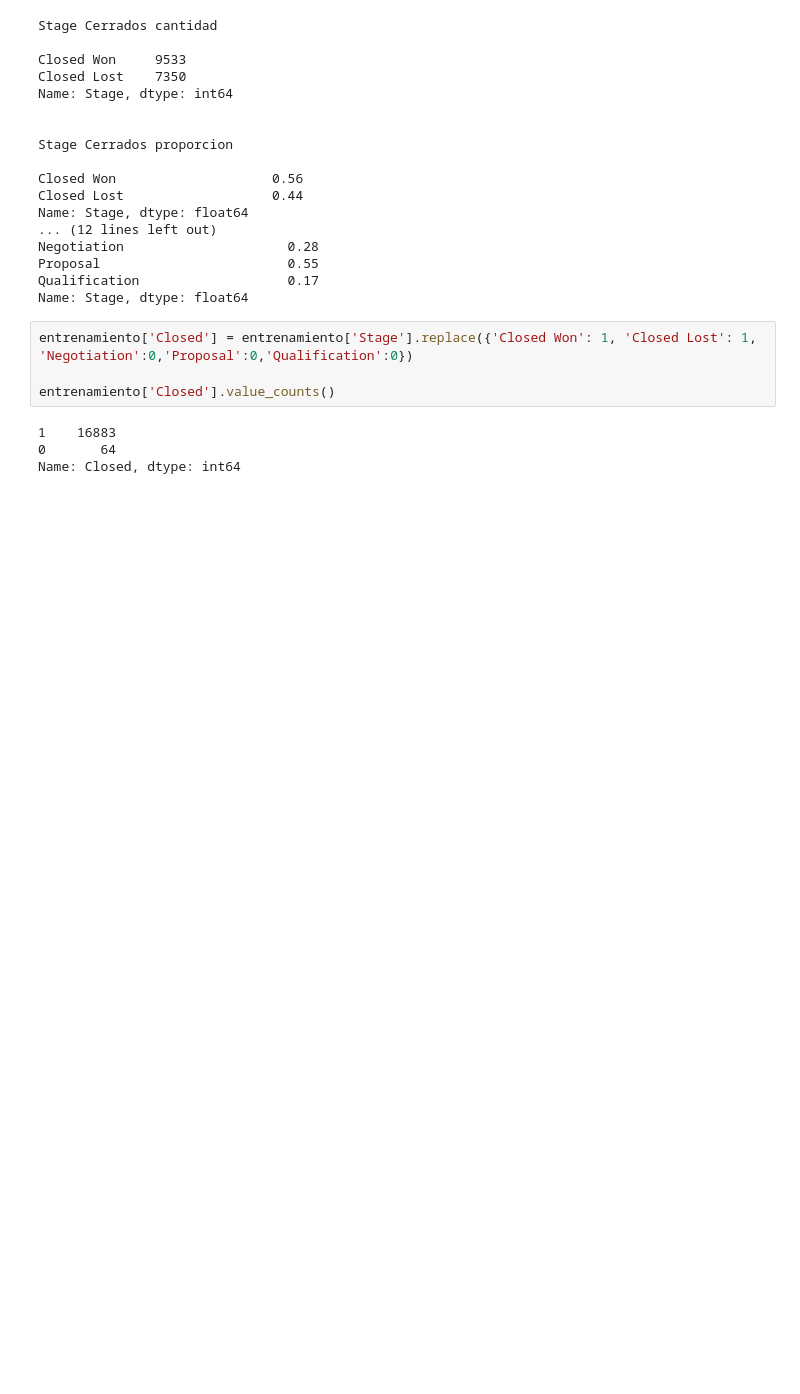
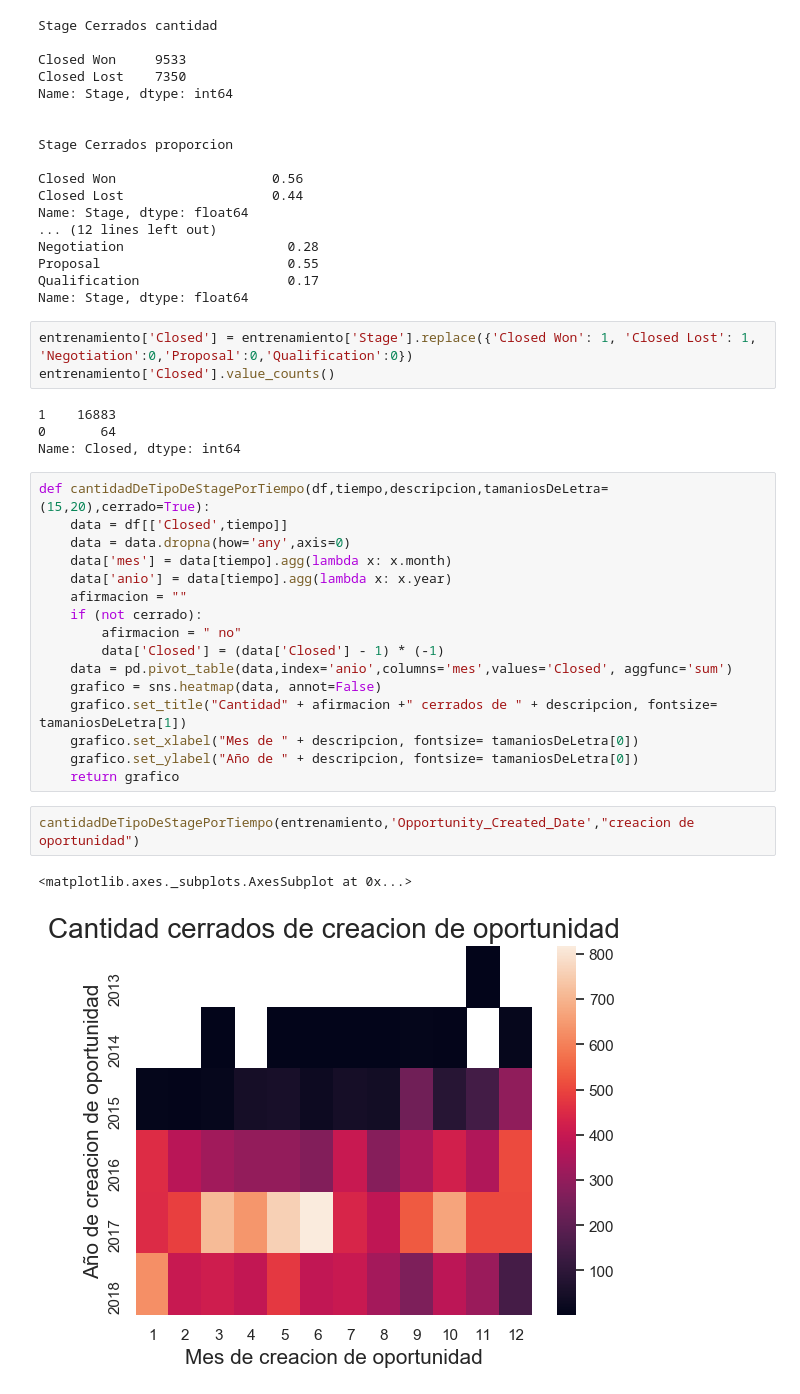
Before and after one commit to GIBelletti/TP1-datos, a Jupyter notebook: TP1.ipynb, the cells around one changed output. Saved outputs shown, nothing was run; the diff lists cells and outputs as text; blank space fills up the shorter version.

```diff
--- a/TP1.ipynb
+++ b/TP1.ipynb
@@ -131,9 +168,29 @@ Qualification                   0.17
 Name: Stage, dtype: float64
 # %%
 entrenamiento['Closed'] = entrenamiento['Stage'].replace({'Closed Won': 1, 'Closed Lost': 1, 'Negotiation':0,'Proposal':0,'Qualification':0})
-
 entrenamiento['Closed'].value_counts()
 # %% [output]
 1    16883
 0       64
 Name: Closed, dtype: int64
+# %%
+def cantidadDeTipoDeStagePorTiempo(df,tiempo,descripcion,tamaniosDeLetra=(15,20),cerrado=True):
+    data = df[['Closed',tiempo]]
+    data = data.dropna(how='any',axis=0)
+    data['mes'] = data[tiempo].agg(lambda x: x.month)
+    data['anio'] = data[tiempo].agg(lambda x: x.year)
+    afirmacion = ""
+    if (not cerrado):
+        afirmacion = " no"
+        data['Closed'] = (data['Closed'] - 1) * (-1)
+    data = pd.pivot_table(data,index='anio',columns='mes',values='Closed', aggfunc='sum')
+    grafico = sns.heatmap(data, annot=False)
+    grafico.set_title("Cantidad" + afirmacion +" cerrados de " + descripcion, fontsize= tamaniosDeLetra[1])
+    grafico.set_xlabel("Mes de " + descripcion, fontsize= tamaniosDeLetra[0])
+    grafico.set_ylabel("Año de " + descripcion, fontsize= tamaniosDeLetra[0])
+    return grafico
+# %%
+cantidadDeTipoDeStagePorTiempo(entrenamiento,'Opportunity_Created_Date',"creacion de oportunidad")
+# %% [output]
+<matplotlib.axes._subplots.AxesSubplot at 0x...>
+[figure, added]
```
Also changed, not shown: parts of 3 cells of this notebook.
